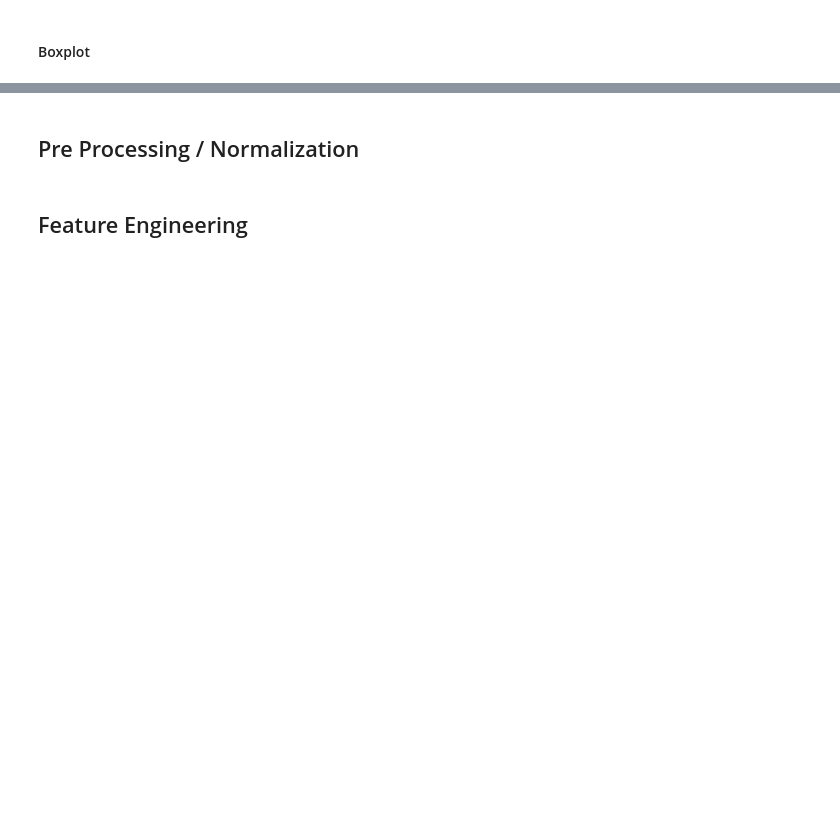
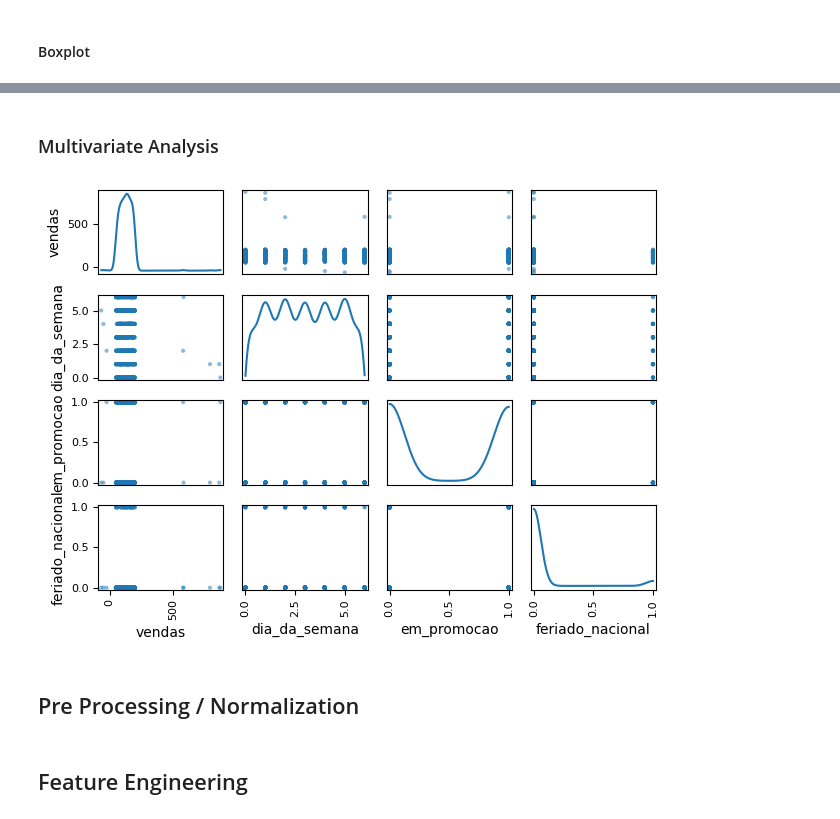
Before and after one commit to joaonovaes1/Valcann-Ps, a Jupyter notebook: alfaModel.ipynb, the cells around one changed output, grey strips where cells are left out. Saved outputs shown, nothing was run; the diff lists cells and outputs as text; code cells hidden in the pictures; blank space fills up the shorter version.

```diff
--- a/alfaModel.ipynb
+++ b/alfaModel.ipynb
@@ -153,2 +153,10 @@ sns.boxplot(data=df, x="vendas")
+# %% [markdown]
+### Multivariate Analysis
+# %%
+scatter_matrix(df, diagonal="kde")
+plt.tight_layout()
+plt.show()
+# %% [output]
+[figure, added]
 # %% [markdown]
 ## Pre Processing / Normalization
```
Also changed, not shown: parts of 12 cells of this notebook, 1 other file.
